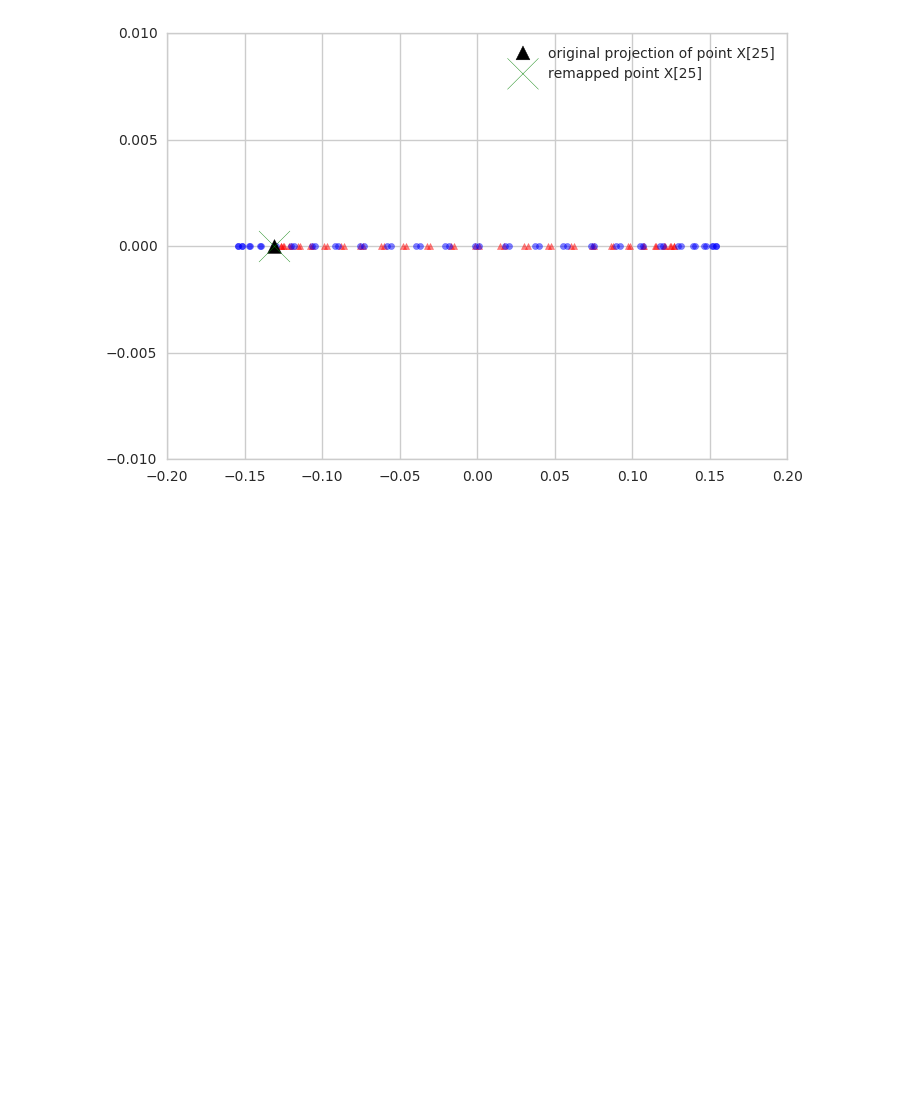
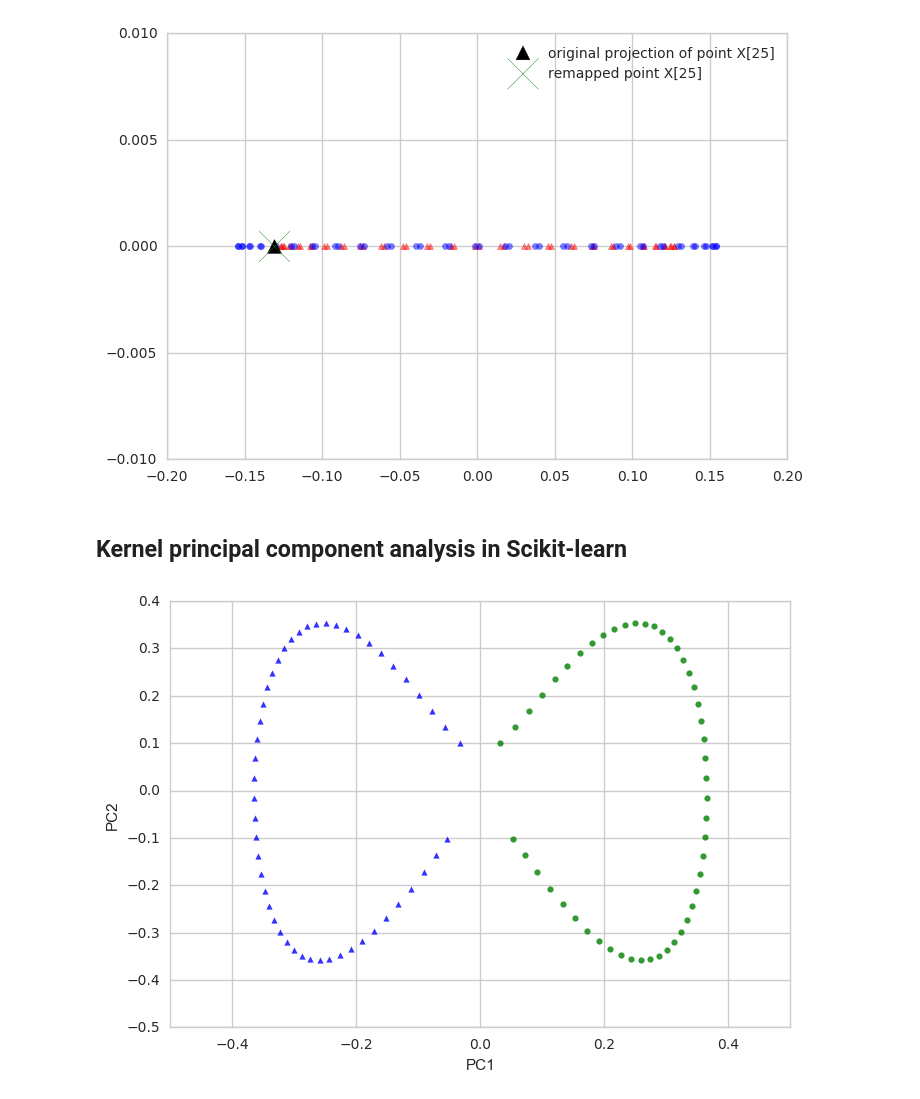
Before and after one commit to Mystery-College-of-The-Adapts/Machine-Learning-and-Deep-Learning, a Jupyter notebook: Python Machine Learning/Compressing Data via Dimensionality Reduction/Compressing Data.ipynb, the cells around one changed output. Saved outputs shown, nothing was run; the diff lists cells and outputs as text; code cells hidden in the pictures; blank space fills up the shorter version.

```diff
--- a/Python Machine Learning/Compressing Data via Dimensionality Reduction/Compressing Data.ipynb
+++ b/Python Machine Learning/Compressing Data via Dimensionality Reduction/Compressing Data.ipynb
@@ -854,3 +868,5 @@ plt.legend(scatterpoints=1)
 plt.show()
 # %% [output]
 [figure]
+# %% [markdown]
+## Kernel principal component analysis in Scikit-learn
@@ -856,0 +875,15 @@ plt.show()
+# %%
+X, y = make_moons(n_samples=100, random_state=123)
+scikit_kpca = KernelPCA(n_components=2,
+                       kernel='rbf', gamma=15)
+X_skernpca = scikit_kpca.fit_transform(X)
+# %%
+sns.regplot(x=X_skernpca[y==0, 0], y=X_skernpca[y==0,1], color='blue',
+            marker='^', fit_reg=False)
+sns.regplot(x=X_skernpca[y==1, 0], y=X_skernpca[y==1,1], color='green',
+            marker='o', fit_reg=False)
+plt.xlabel('PC1')
+plt.ylabel('PC2')
+plt.show()
+# %% [output]
+[figure, added]
```
Also changed, not shown: parts of 2 cells of this notebook.
